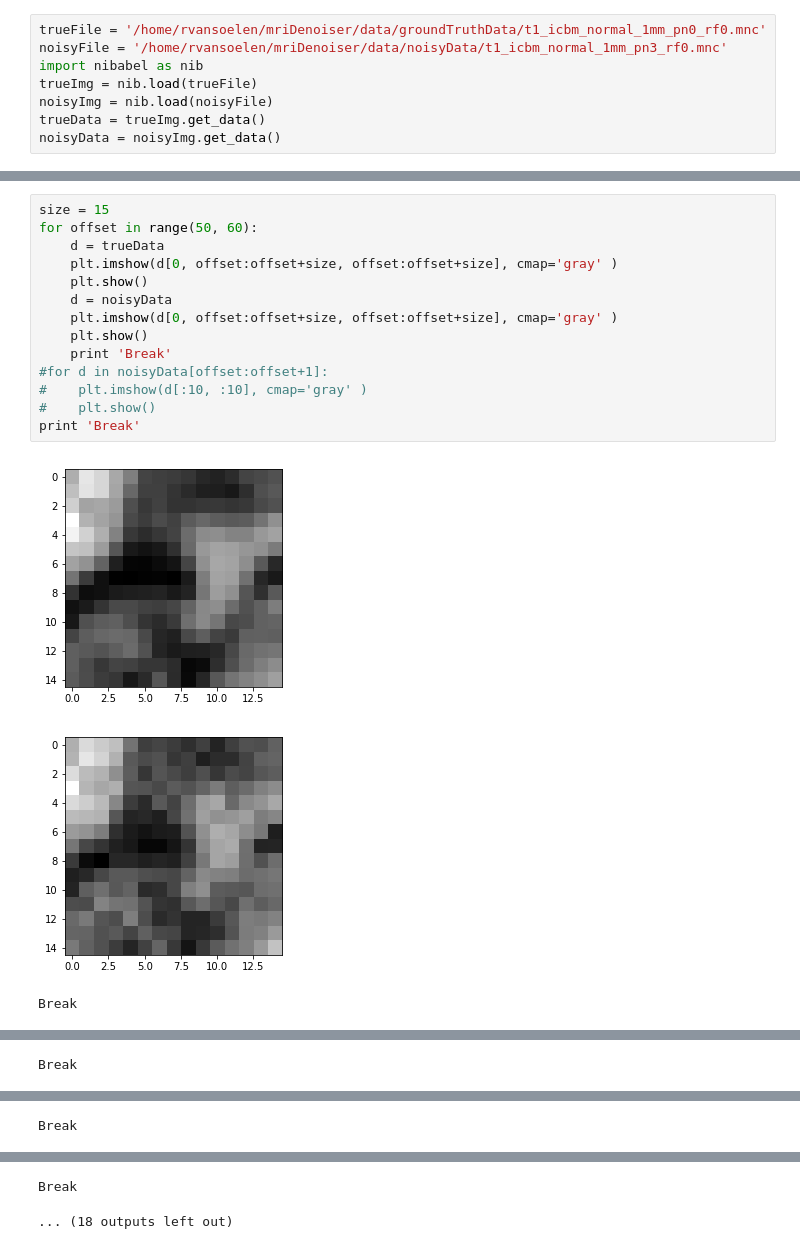
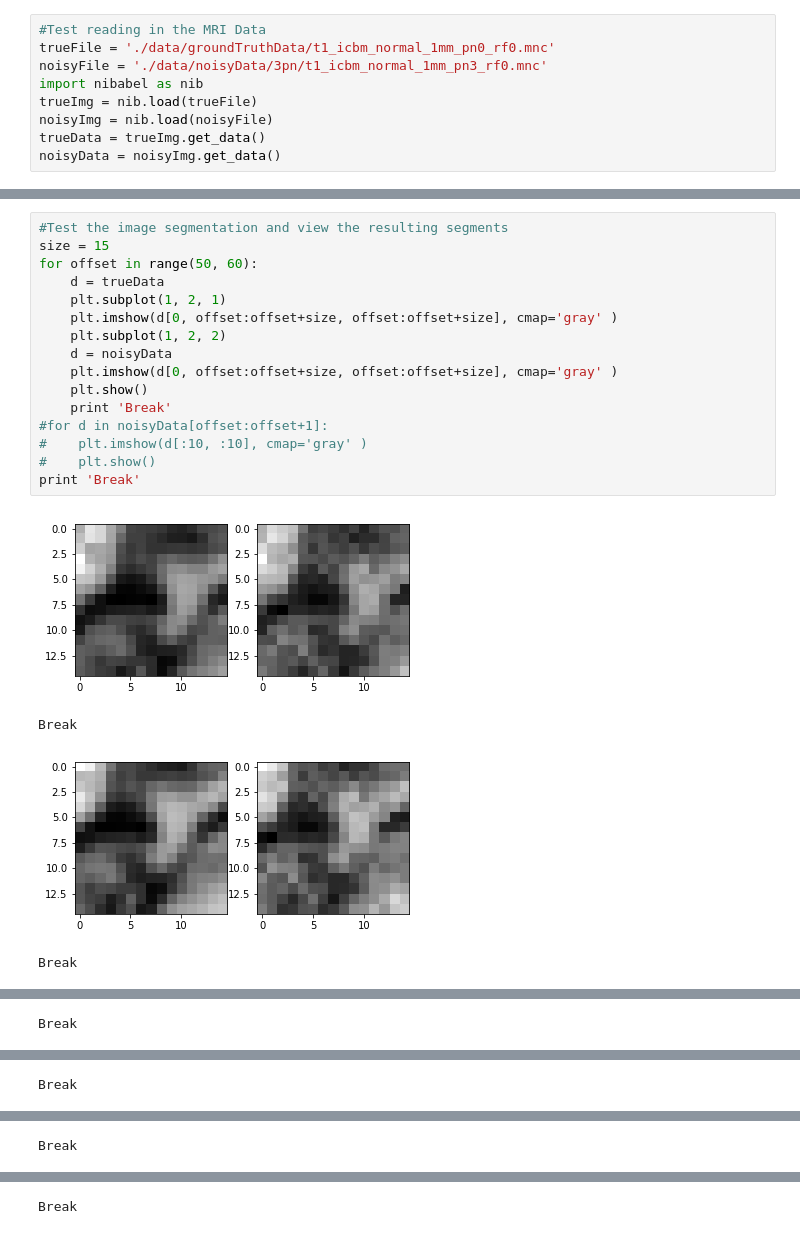
Before and after one commit to rvansoelen/mriDenoiser, a Jupyter notebook: tester.ipynb, the cells around one changed output, grey strips where cells are left out. Drawn from its saved outputs; the diff is of its cells as text.

```diff
--- a/tester.ipynb
+++ b/tester.ipynb
@@ -87,6 +108,7 @@ array([[ 0.,  0.,  0.,  0.,  0.,  0.,  0.,  0.,  0.,  0.],
 # %%
-trueFile = '/home/rvansoelen/mriDenoiser/data/groundTruthData/t1_icbm_normal_1mm_pn0_rf0.mnc'
-noisyFile = '/home/rvansoelen/mriDenoiser/data/noisyData/t1_icbm_normal_1mm_pn3_rf0.mnc'
+#Test reading in the MRI Data
+trueFile = './data/groundTruthData/t1_icbm_normal_1mm_pn0_rf0.mnc'
+noisyFile = './data/noisyData/3pn/t1_icbm_normal_1mm_pn3_rf0.mnc'
 import nibabel as nib
 trueImg = nib.load(trueFile)
 noisyImg = nib.load(noisyFile)
@@ -99,18 +127,21 @@ np.std(data/279.788)
 # %%
+#Test the image segmentation and view the resulting segments
 size = 15
 for offset in range(50, 60):
     d = trueData
+    plt.subplot(1, 2, 1)
     plt.imshow(d[0, offset:offset+size, offset:offset+size], cmap='gray' )
-    plt.show()
+    plt.subplot(1, 2, 2)
     d = noisyData
     plt.imshow(d[0, offset:offset+size, offset:offset+size], cmap='gray' )
     plt.show()
     print 'Break'
 #for d in noisyData[offset:offset+1]:
 #    plt.imshow(d[:10, :10], cmap='gray' )
 #    plt.show()
 print 'Break'
 # %% [output]
-[figure, old version]
+[figure, new version]
+Break
-[figure, old version]
+[figure, new version]
-Break
+Break
@@ -117,0 +149 @@ Break
+Break
@@ -119 +151 @@ Break
-Break
+Break
@@ -120,0 +153 @@ Break
+Break
@@ -122 +154,0 @@ Break
-Break
@@ -125,2 +155 @@ Break
-Break
-... (18 outputs left out)
+Break
```
Also changed, not shown: parts of 17 cells of this notebook, 13 other files.
